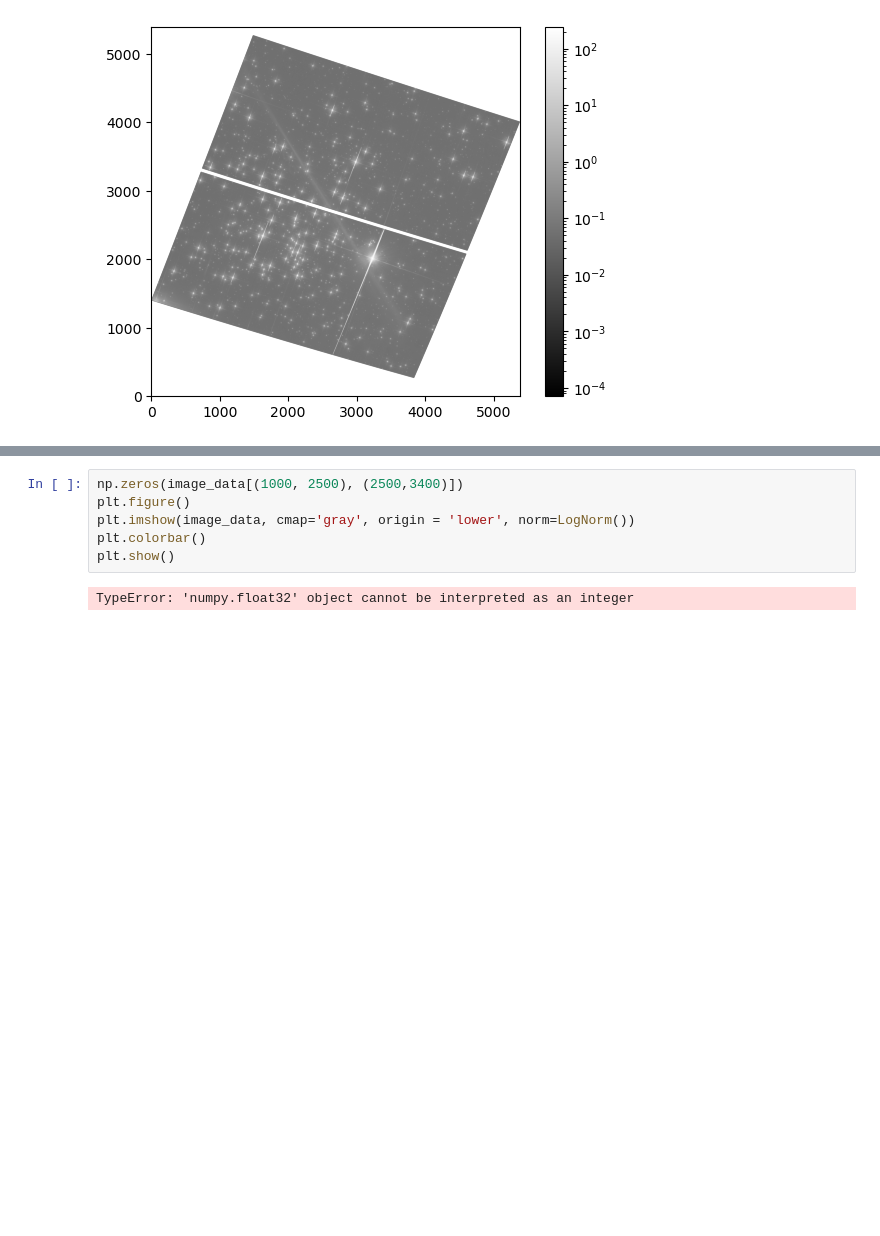
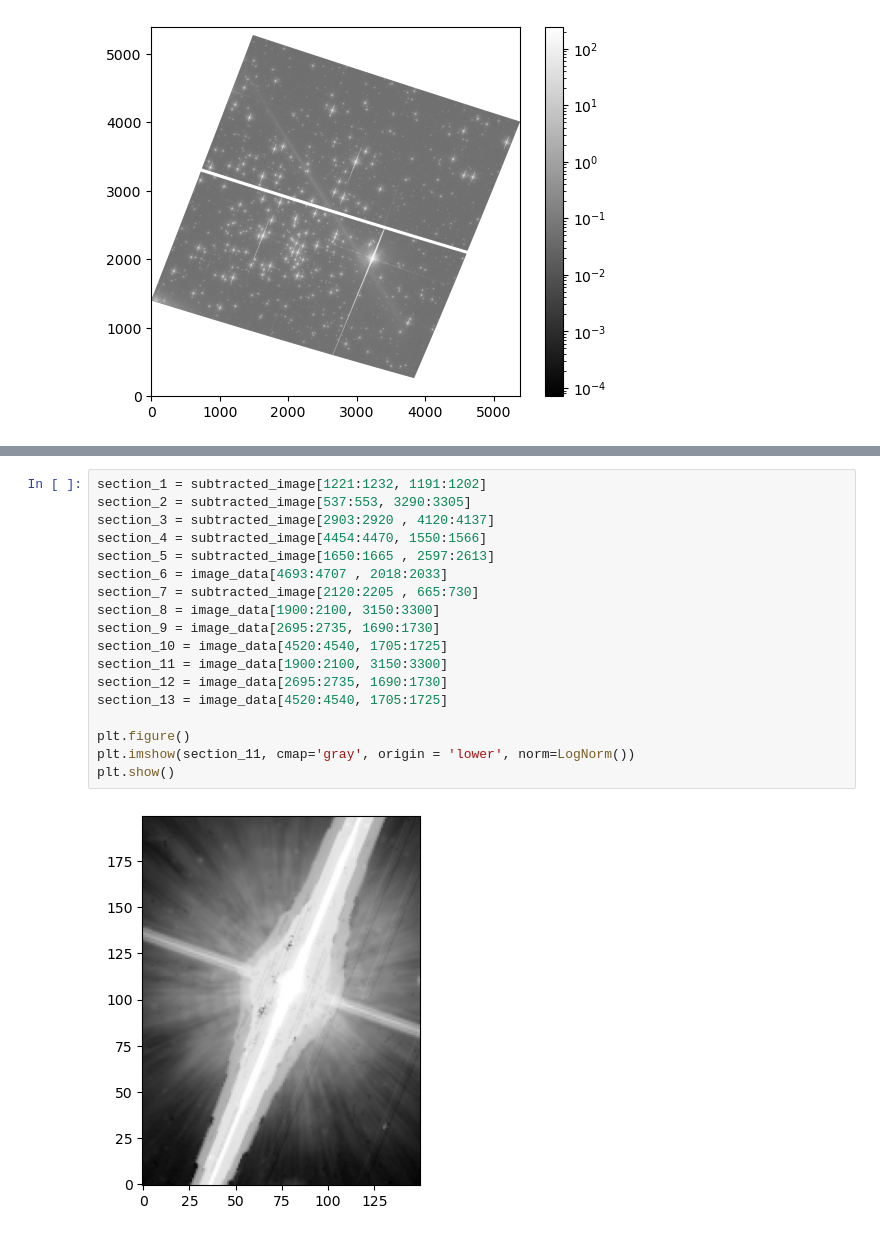
Before and after one commit to GravesTone5/Astro1221Project3, a Jupyter notebook: Project3.ipynb, the cells around one changed output, grey strips where cells are left out. Drawn from its saved outputs; the diff is of its cells as text; blank space fills up the shorter version.

```diff
--- a/Project3.ipynb
+++ b/Project3.ipynb
@@ -151,9 +149,21 @@ plt.show()
 [figure]
 # %%
-np.zeros(image_data[(1000, 2500), (2500,3400)])
+section_1 = subtracted_image[1221:1232, 1191:1202]
+section_2 = subtracted_image[537:553, 3290:3305]
+section_3 = subtracted_image[2903:2920 , 4120:4137]
+section_4 = subtracted_image[4454:4470, 1550:1566]
+section_5 = subtracted_image[1650:1665 , 2597:2613]
+section_6 = image_data[4693:4707 , 2018:2033]
+section_7 = subtracted_image[2120:2205 , 665:730]
+section_8 = image_data[1900:2100, 3150:3300]
+section_9 = image_data[2695:2735, 1690:1730]
+section_10 = image_data[4520:4540, 1705:1725]
+section_11 = image_data[1900:2100, 3150:3300]
+section_12 = image_data[2695:2735, 1690:1730]
+section_13 = image_data[4520:4540, 1705:1725]
+
 plt.figure()
-plt.imshow(image_data, cmap='gray', origin = 'lower', norm=LogNorm())
-plt.colorbar()
+plt.imshow(section_11, cmap='gray', origin = 'lower', norm=LogNorm())
 plt.show()
 # %% [output]
-TypeError: 'numpy.float32' object cannot be interpreted as an integer
+[figure, added]
```
Also changed, not shown: parts of 4 cells of this notebook.
